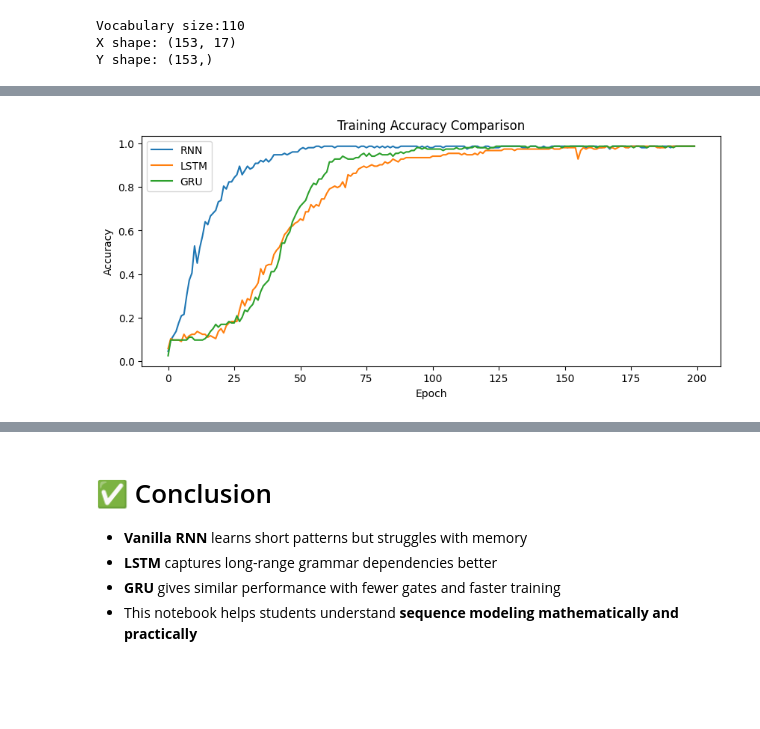
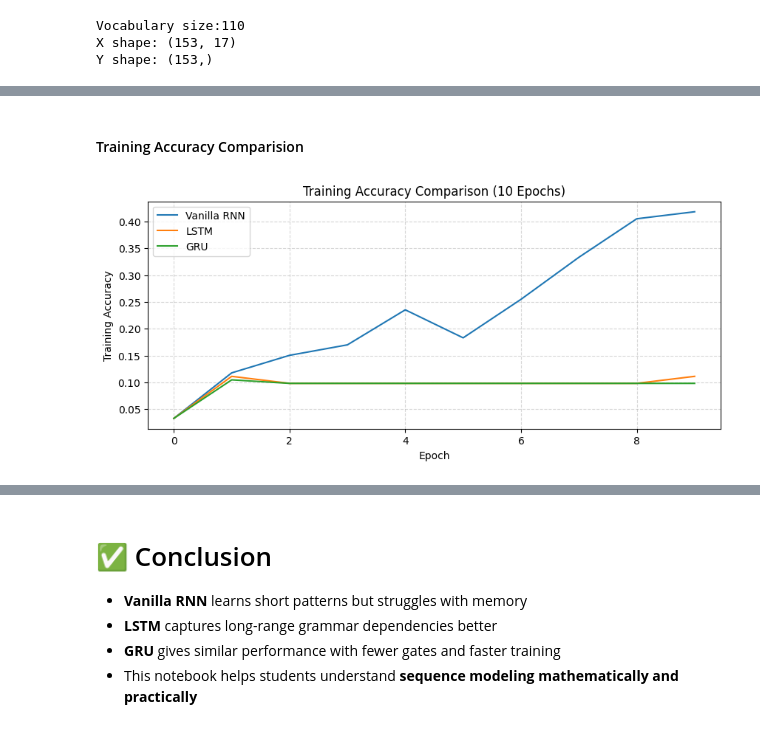
Before and after one commit to bhavanibeemanpalli2108/celebal_assignments, a Jupyter notebook: WEEK5/WEEK5_Bhavani_Beemanpalli_cvr.ipynb, the cells around one changed output, grey strips where cells are left out. Drawn from its saved outputs; the diff is of its cells as text; code cells hidden in the pictures; blank space fills up the shorter version.

```diff
--- a/WEEK5/WEEK5_Bhavani_Beemanpalli_cvr.ipynb
+++ b/WEEK5/WEEK5_Bhavani_Beemanpalli_cvr.ipynb
@@ -487,13 +642,20 @@ plt.show()
+# %% [markdown]
+#### Training Accuracy Comparision
 # %%
-# visualization of training accuracy of RNN, LSTM, GRU Models
-plt.figure(figsize=(10,4))
-plt.plot(story_rnn_history.history['accuracy'], label='RNN')
-plt.plot(story_lstm_history.history['accuracy'], label='LSTM')
-plt.plot(story_gru_history.history['accuracy'], label='GRU')
+# visualization of accuracy of Vanilla RNN, LSTM, GRU
+# 10 epochs
+plt.figure(figsize=(10, 4))
+
+plt.plot(story_rnn_history_10.history['accuracy'], label='Vanilla RNN')
+plt.plot(story_lstm_history_10.history['accuracy'], label='LSTM')
+plt.plot(story_gru_history_10.history['accuracy'], label='GRU')
+
 plt.xlabel("Epoch")
-plt.ylabel("Accuracy")
-plt.title("Training Accuracy Comparison")
+plt.ylabel("Training Accuracy")
+plt.title("Training Accuracy Comparison (10 Epochs)")
 plt.legend()
+plt.grid(True, linestyle='--', alpha=0.5)
+
 plt.show()
 # %% [output]
-[figure, old version]
+[figure, new version]
```
Also changed, not shown: parts of 14 cells of this notebook.
